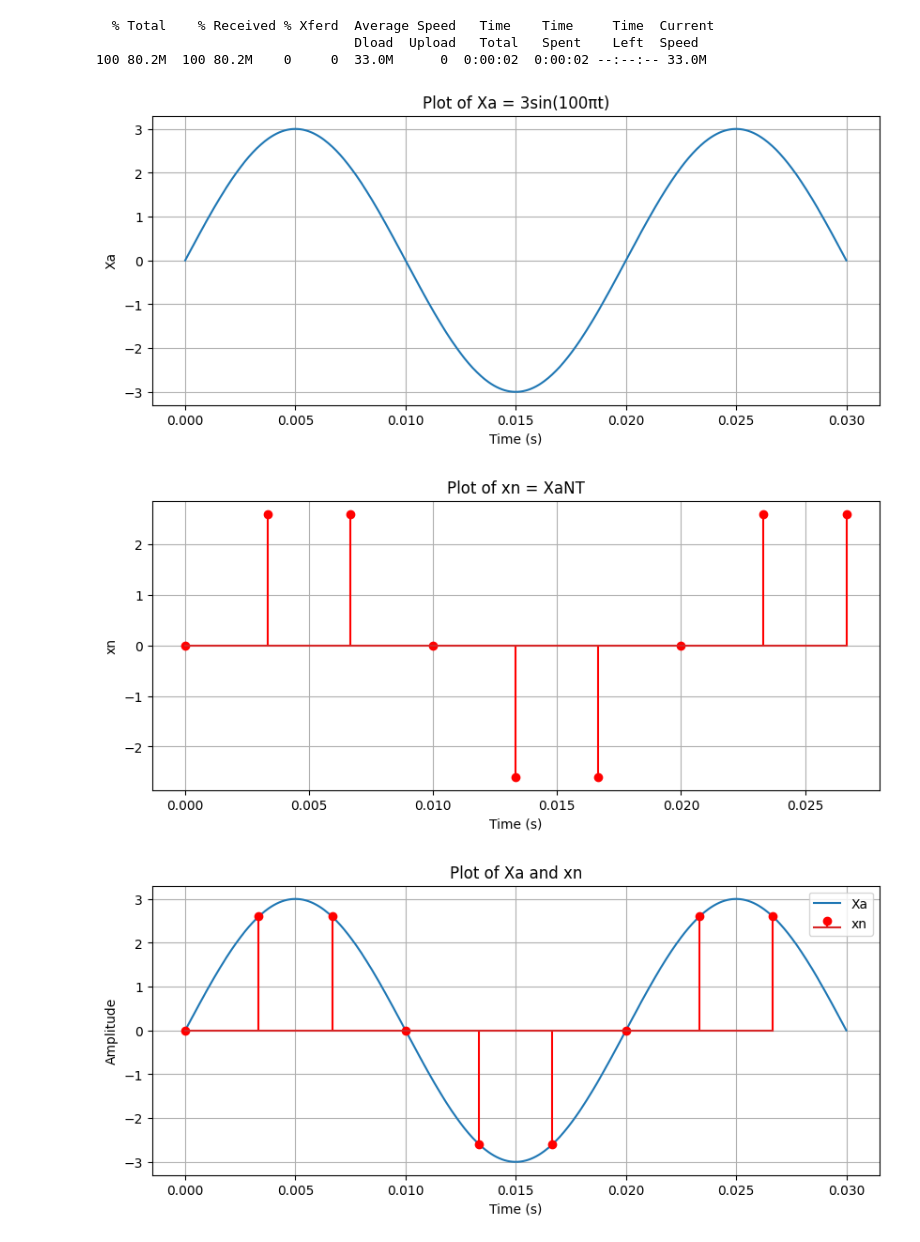
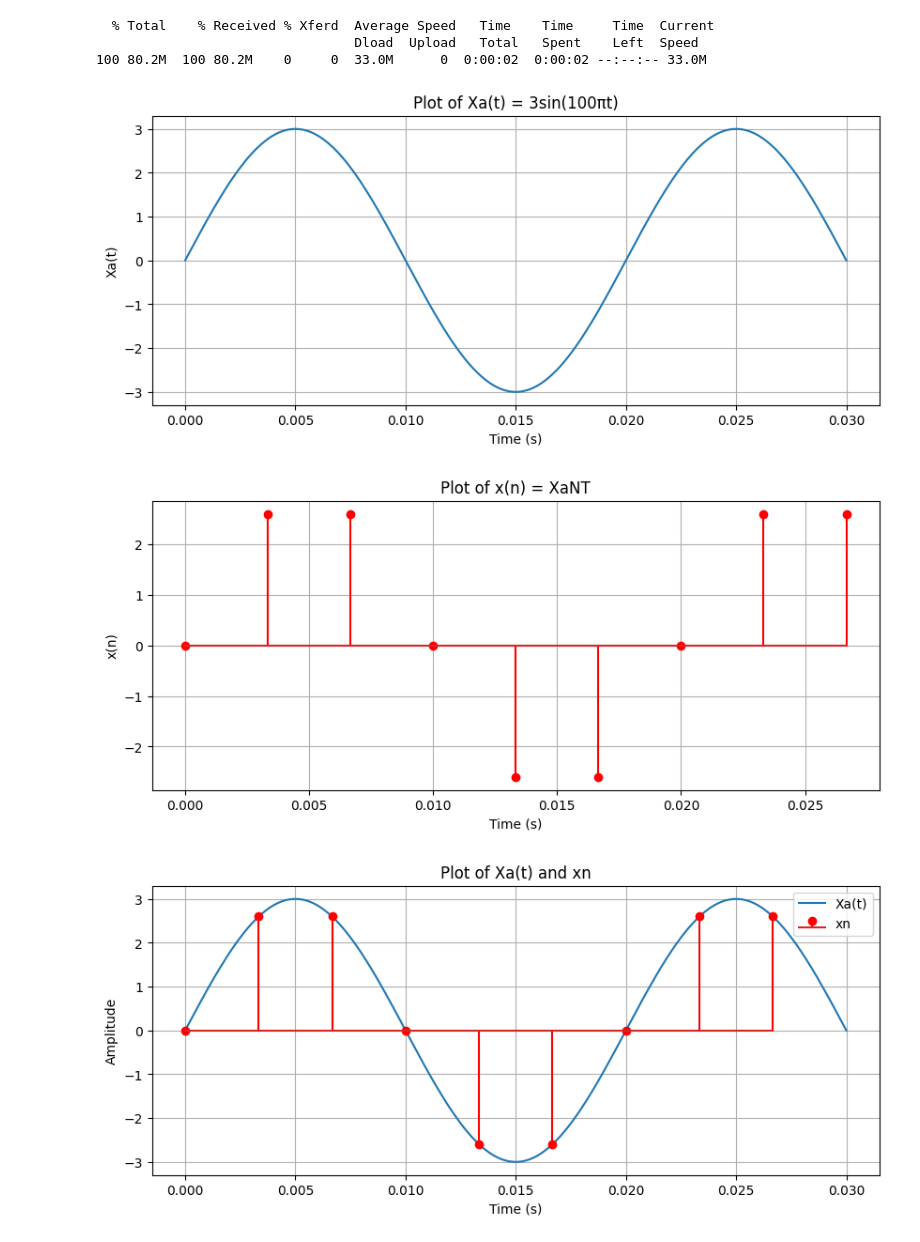
Before and after one commit to LeoMcBills/tensorFlowPrac, a Jupyter notebook: kerasNLP.ipynb, the cells around one changed output. Drawn from its saved outputs; the diff is of its cells as text; code cells hidden in the pictures.

```diff
--- a/kerasNLP.ipynb
+++ b/kerasNLP.ipynb
@@ -548,13 +548,13 @@ Xa = 3 * np.sin(100 * np.pi * t)  # the signal
 
 plt.figure(figsize=(10, 4))
 plt.plot(t, Xa)
-plt.title('Plot of Xa = 3sin(100πt)')
+plt.title('Plot of Xa(t) = 3sin(100πt)')
 plt.xlabel('Time (s)')
-plt.ylabel('Xa')
+plt.ylabel('Xa(t)')
 plt.grid(True)
 plt.show()
 # %% [output]
-[figure, old version]
+[figure, new version]
 # %%
 Fs = 300  # sampling rate
 T = 1 / Fs  # sampling period
@@ -562,40 +562,40 @@ n = np.arange(0, 0.03, T)  # sample index vector from 0 to 30ms
 xn = 3 * np.sin(100 * np.pi * n)  # the discrete-time signal
 
 plt.figure(figsize=(10, 4))
-plt.stem(n, xn, 'r', markerfmt='ro', use_line_collection=True)
-plt.title('Plot of xn = XaNT')
+plt.stem(n, xn, 'r', markerfmt='ro')
+plt.title('Plot of x(n) = XaNT')
 plt.xlabel('Time (s)')
-plt.ylabel('xn')
+plt.ylabel('x(n)')
 plt.grid(True)
 plt.show()
 # %% [output]
-[figure, old version]
+[figure, new version]
 # %%
 import numpy as np
 import matplotlib.pyplot as plt
 
 # Define the time vector for Xa
 t = np.linspace(0, 0.03, 500)  # time vector from 0 to 30ms
 Xa = 3 * np.sin(100 * np.pi * t)  # the signal
 
 # Define the sampling rate and calculate xn
 Fs = 300  # sampling rate
 Ts = 1 / Fs  # sampling period
 n = np.arange(0, 0.03, Ts)  # sample index vector from 0 to 30ms
 xn = 3 * np.sin(100 * np.pi * n)  # the discrete-time signal
 
 # Plot Xa
 plt.figure(figsize=(10, 4))
-plt.plot(t, Xa, label='Xa')
+plt.plot(t, Xa, label='Xa(t)')
 
 # Plot xn
-plt.stem(n, xn, 'r', markerfmt='ro', use_line_collection=True, label='xn')
+plt.stem(n, xn, 'r', markerfmt='ro', label='xn')
 
-plt.title('Plot of Xa and xn')
+plt.title('Plot of Xa(t) and xn')
 plt.xlabel('Time (s)')
 plt.ylabel('Amplitude')
 plt.legend()
 plt.grid(True)
 plt.show()
 # %% [output]
-[figure, old version]
+[figure, new version]
```
Also changed, not shown: parts of 1 cell of this notebook.
